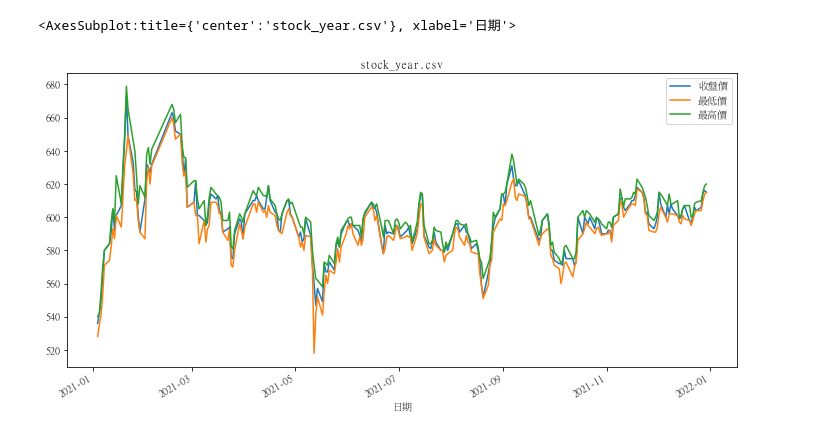
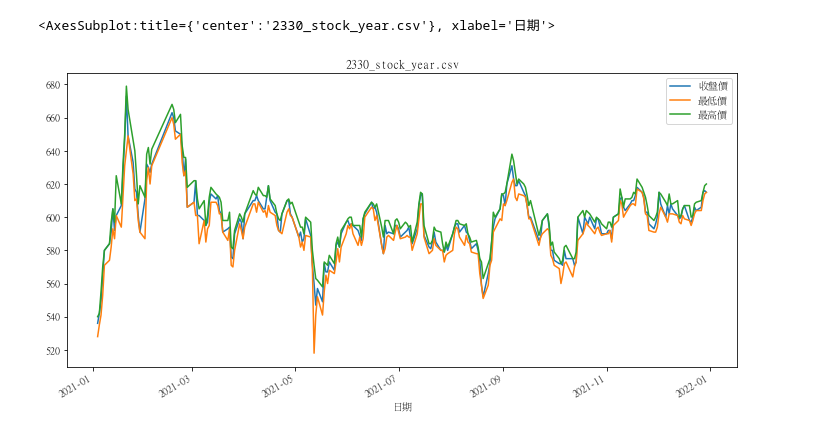
Before and after one commit to Clark1945/python-, a Jupyter notebook: 台股市場分析統計/stock_yearly.ipynb, the cells around one changed output. Saved outputs shown, nothing was run; the diff lists cells and outputs as text; code cells hidden in the pictures.

```diff
--- a/台股市場分析統計/stock_yearly.ipynb
+++ b/台股市場分析統計/stock_yearly.ipynb
@@ -11,8 +11,8 @@ def convertDate(date):
     year_str=date_str[:3]
     realYear=str(int(year_str)+1911)
     realDate=realYear+date_str[4:6]+date_str[7:9]
+    return realDate
 
-    return realDate
 import requests,re,time
 import json,csv
 import pandas as pd
@@ -23,33 +23,35 @@ plt.rcParams["font.sans-serif"]="mingliu" #中文字型
 plt.rcParams["axes.unicode_minus"]=False
 
 pd.options.mode.chained_assignment=None
 
 url_base = 'https://www.twse.com.tw/exchangeReport/STOCK_DAY?response=json&date=2021'
 url_tail='01&stockNo=2330&_=1670560076969'
 file_path='stock_year.csv'
 
 if not os.path.isfile(file_path):
     for i in range(1,13):
         url_twse=url_base+todigit(i)+url_tail
     # url_twse='https://www.twse.com.tw/exchangeReport/STOCK_DAY?response=json&date=20210801&stockNo=2330&_=1670560076969'
         res=requests.get(url_twse)
         json_data=json.loads(res.text)
         outputFile=open(file_path,'a',newline='',encoding='UTF-8')
         outputWriter=csv.writer(outputFile)
         if i==1:
             outputWriter.writerow(json_data['fields'])
 
         for dataLine in (json_data['data']):
             outputWriter.writerow(dataLine)
         time.sleep(0.5)
     outputFile.close()
 
 pdstock=pd.read_csv(file_path,encoding='UTF-8')
 for i in range(len(pdstock['日期'])):
     pdstock['日期'][i] = convertDate(pdstock['日期'][i])
 pdstock['日期']=pd.to_datetime(pdstock['日期'])
-df_plot=pdstock.plot(kind='line',figsize=(12,6),x="日期",y=["收盤價","最低價","最高價"],title=file_path) #畫統計圖
+pcode=re.search('stockNo=(\d+)',url_tail).group(1)
+
+df_plot=pdstock.plot(kind='line',figsize=(12,6),x="日期",y=["收盤價","最低價","最高價"],title=pcode+'_'+file_path) #畫統計圖
 df_plot
 # %% [output]
-<AxesSubplot:title={'center':'stock_year.csv'}, xlabel='日期'>
+<AxesSubplot:title={'center':'2330_stock_year.csv'}, xlabel='日期'>
-[figure, old version]
+[figure, new version]
```
